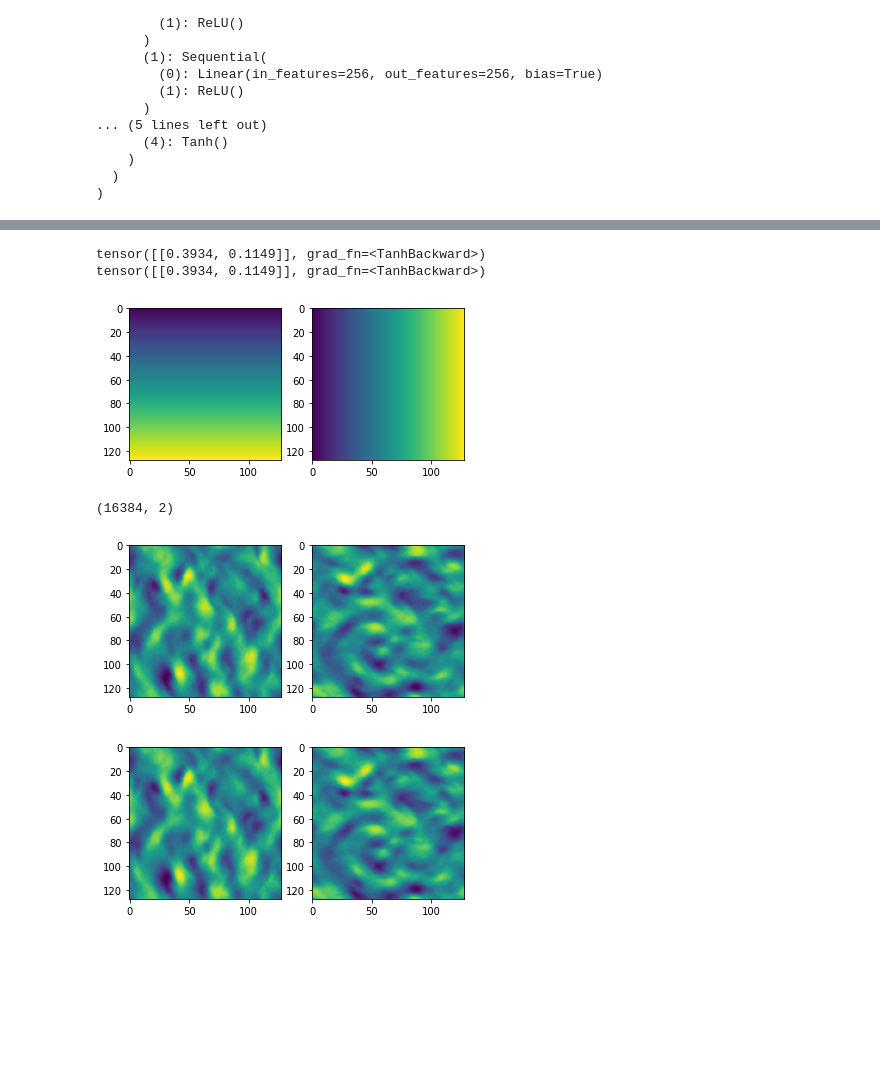
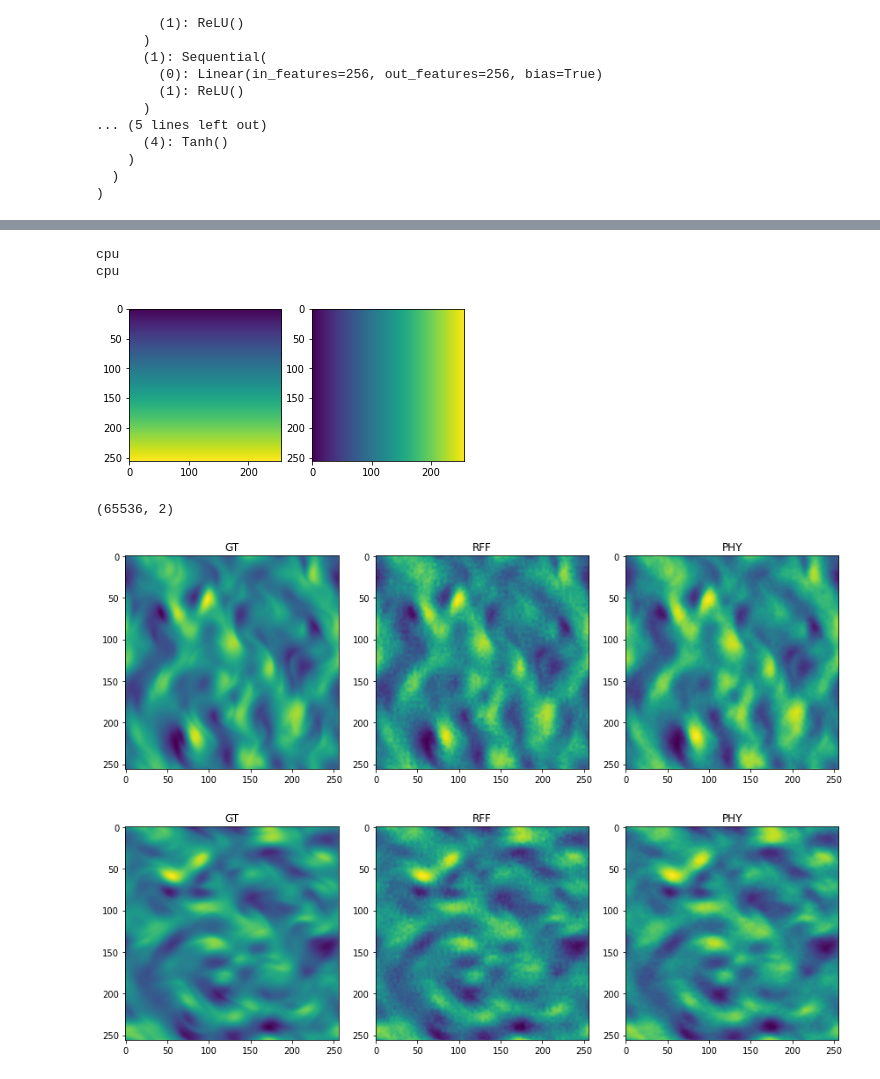
Before and after one commit to Chutlhu/TurboSuperResultion, a Jupyter notebook: notebooks/[Sandbox] RFFNet and StructureFun.ipynb, the cells around one changed output, grey strips where cells are left out. Drawn from its saved outputs; the diff is of its cells as text; code cells hidden in the pictures; blank space fills up the shorter version.

```diff
--- a/notebooks/[Sandbox] RFFNet and StructureFun.ipynb
+++ b/notebooks/[Sandbox] RFFNet and StructureFun.ipynb
@@ -335,6 +338,8 @@ class RFFNet_pl(pl.LightningModule):
         self.save_hyperparameters('name', 'dim_mpl_layers', 'f_nfeatures', 'f_scale', 'lam_pde')
 
     def forward(self, x): # x := BxC(Batch, InputChannels)
+        ## implement periodicity
+        x = torch.remainder(x,1)
         ## Fourier features
         x = self.rff(x) # Batch x Fourier Features
         ## MLP
@@ -522,57 +464,76 @@ OrderedDict([('rff.b', tensor([[ -8.4924,  -0.7952, -19.1288,  -1.9991, -15.7687
-# %%
-model.eval()
-best_model.eval()
-
-print(model(torch.Tensor([[.1,.2]])))
-print(best_model(torch.Tensor([[.1,.2]])))
-# %% [output]
-tensor([[0.3934, 0.1149]], grad_fn=<TanhBackward>)
-tensor([[0.3934, 0.1149]], grad_fn=<TanhBackward>)
+# %%
+fname_phy = 'Turbo2D-55-PhyRFFNet-epoch=619-valid_loss=0.00560.ckpt'
+fname_rff = 'Turbo2D-55-RFFNet-epoch=549-valid_loss=0.00000.ckpt'
+
+best_model_rff = RFFNet_pl.load_from_checkpoint(checkpoint_dir + fname_rff)
+best_model_phy = RFFNet_pl.load_from_checkpoint(checkpoint_dir + fname_phy)
+# %%
+print(best_model_phy.device)
+print(best_model_rff.device)
+# %% [output]
+cpu
+cpu
 # %%
 # TEST
-ngrid = 128
+ngrid = 256
 coords = np.linspace(0, 1, ngrid)
 coords = np.stack(np.meshgrid(coords, coords), -1) # X x Y x 2
 tmp = coords[:,:,0].copy()
 coords[:,:,0] = coords[:,:,1]
 coords[:,:,1] = tmp
 
 plt.subplot(121)
 plt.imshow(coords[:,:,0])
 plt.subplot(122)
 plt.imshow(coords[:,:,1])
 plt.show()
 
 coords = coords.reshape(ngrid*ngrid,2)
 print(coords.shape)
 
 x = torch.from_numpy(coords).float().to(device)
 
-model.to(device)
-model.eval()
+best_model_phy.to(device)
+best_model_phy.eval()
 
-best_model.to(device)
-best_model.eval()
+best_model_rff.to(device)
+best_model_rff.eval()
 
-ypred_rff = best_model(x).cpu().detach().numpy().squeeze()
-ypred = model(x).cpu().detach().numpy().squeeze()
+ypred_rff = best_model_rff(x).cpu().detach().numpy().squeeze()
+ypred_phy = best_model_phy(x).cpu().detach().numpy().squeeze()
+# ypred = model(x).cpu().detach().numpy().squeeze()
 
-plt.subplot(121)
+
+plt.figure(figsize=(12,6))
+plt.subplot(131)
+plt.imshow(ytest[:,:,0])
+plt.title('GT')
+plt.subplot(132)
 plt.imshow(ypred_rff.reshape(ngrid,ngrid,2)[:,:,0])
-plt.subplot(122)
-plt.imshow(ypred_rff.reshape(ngrid,ngrid,2)[:,:,1])
+plt.title('RFF')
+plt.subplot(133)
+plt.imshow(ypred_phy.reshape(ngrid,ngrid,2)[:,:,0])
+plt.title('PHY')
+plt.tight_layout()
 plt.show()
 
-plt.subplot(121)
-plt.imshow(ypred.reshape(ngrid,ngrid,2)[:,:,0])
-plt.subplot(122)
-plt.imshow(ypred.reshape(ngrid,ngrid,2)[:,:,1])
+plt.figure(figsize=(12,6))
+plt.subplot(131)
+plt.title('GT')
+plt.imshow(ytest[:,:,1])
+plt.subplot(132)
+plt.title('RFF')
+plt.imshow(ypred_rff.reshape(ngrid,ngrid,2)[:,:,1])
+plt.subplot(133)
+plt.title('PHY')
+plt.imshow(ypred_phy.reshape(ngrid,ngrid,2)[:,:,1])
+plt.tight_layout()
 plt.show()
 # %% [output]
-[figure, old version]
+[figure, new version]
-(16384, 2)
+(65536, 2)
-[figure, old version]
+[figure, new version]
-[figure, old version]
+[figure, new version]
 # %%
 fig, axs = plt.subplots(1,1,figsize=(5,5))
 axs.loglog(np.arange(len(phy.powerspec(ytrain[:,:,0]))), phy.powerspec(ytrain[:,:,0]), label='U train 64')
```
Also changed, not shown: parts of 21 cells of this notebook, 15 other files.
